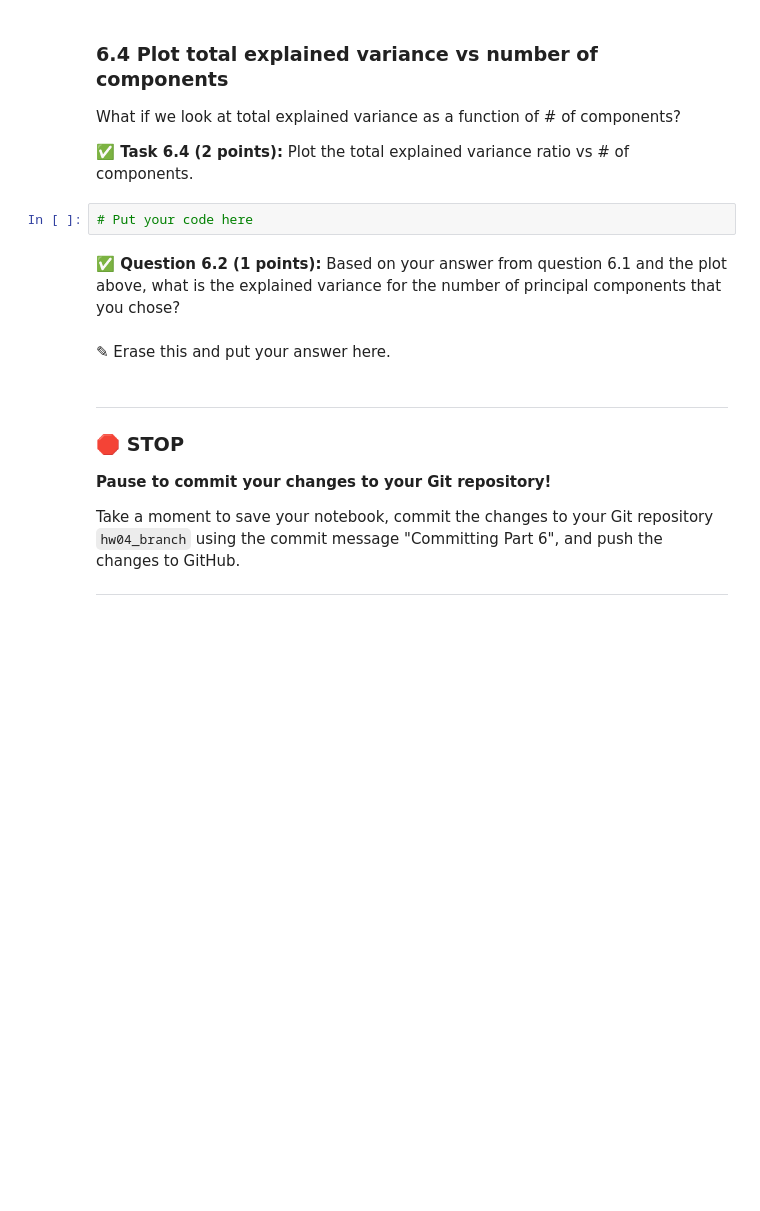
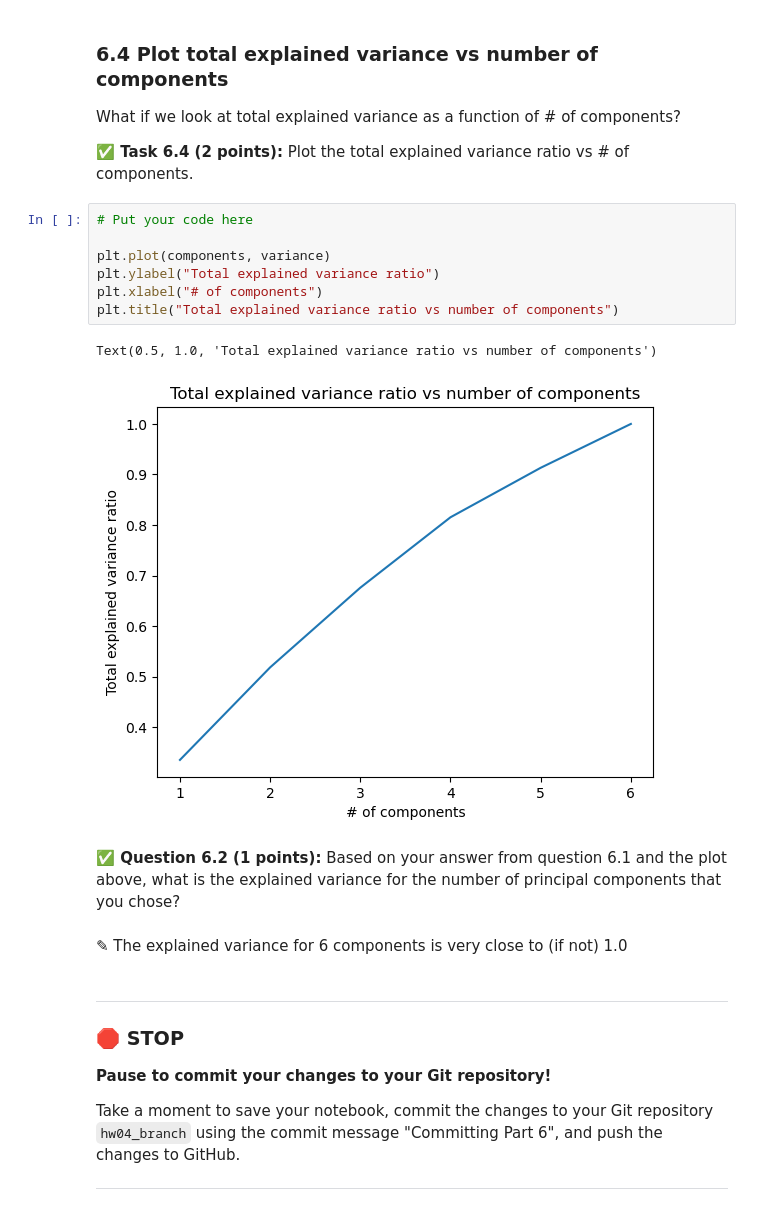
Before and after one commit to barry-huu/CMSE202-s24-turnin, a Jupyter notebook: hw-04/HW-04_PerceptronSVMandPCA-STUDENT.ipynb, the cells around one changed output. Drawn from its saved outputs; the diff is of its cells as text; blank space fills up the shorter version.

```diff
--- a/hw-04/HW-04_PerceptronSVMandPCA-STUDENT.ipynb
+++ b/hw-04/HW-04_PerceptronSVMandPCA-STUDENT.ipynb
@@ -492,12 +567,20 @@ Now that we have those numbers, it makes sense to look at the accuracy vs # of c
 What if we look at total explained variance as a function of # of components?
 
 **&#9989; Task 6.4 (2 points):** Plot the total explained variance ratio vs # of components.
-# %%
-# Put your code here
+# %%
+# Put your code here
+
+plt.plot(components, variance)
+plt.ylabel("Total explained variance ratio")
+plt.xlabel("# of components")
+plt.title("Total explained variance ratio vs number of components")
+# %% [output]
+Text(0.5, 1.0, 'Total explained variance ratio vs number of components')
+[figure, added]
 # %% [markdown]
 **&#9989; Question 6.2 (1 points):** Based on your answer from question 6.1 and the plot above, what is the explained variance for the number of principal components that you chose?
-# %% [markdown]
-<font size=+3>&#9998;</font> Erase this and put your answer here.
+# %% [markdown]
+<font size=+3>&#9998;</font> The explained variance for 6 components is very close to (if not) 1.0
 # %% [markdown]
 ---
 ### &#128721; STOP
```
Also changed, not shown: parts of 10 cells of this notebook.
